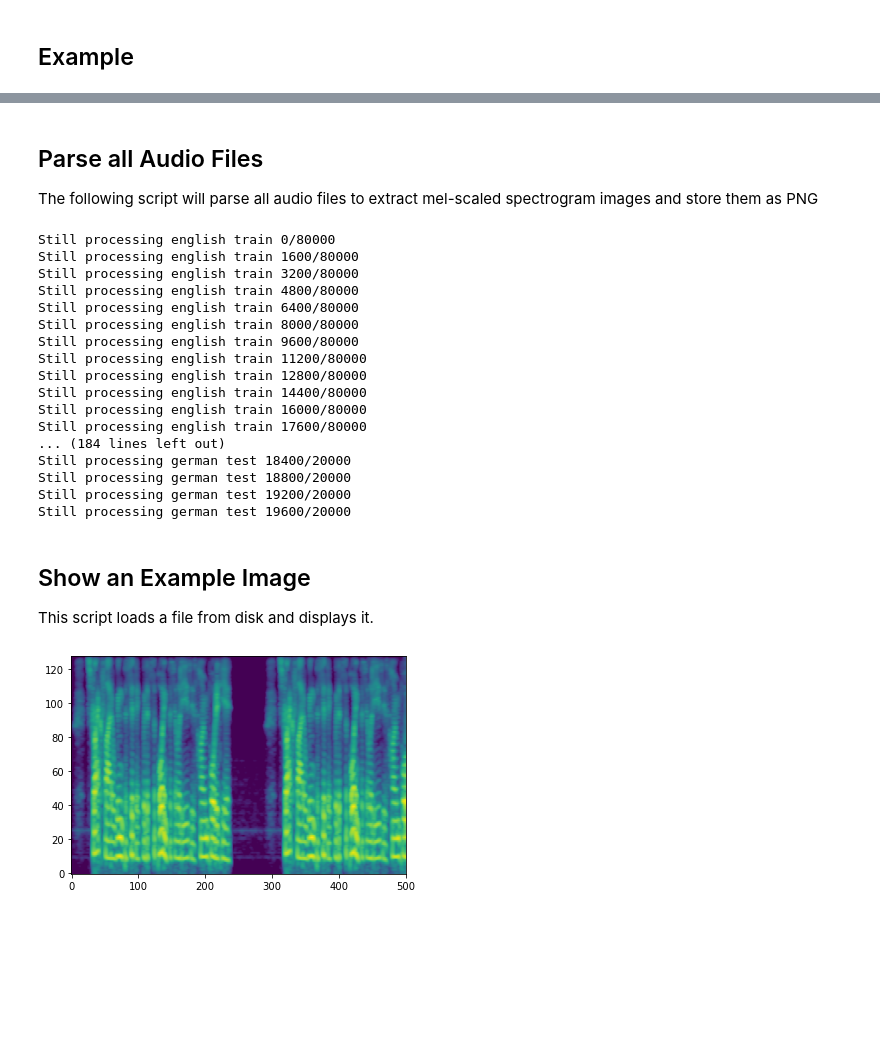
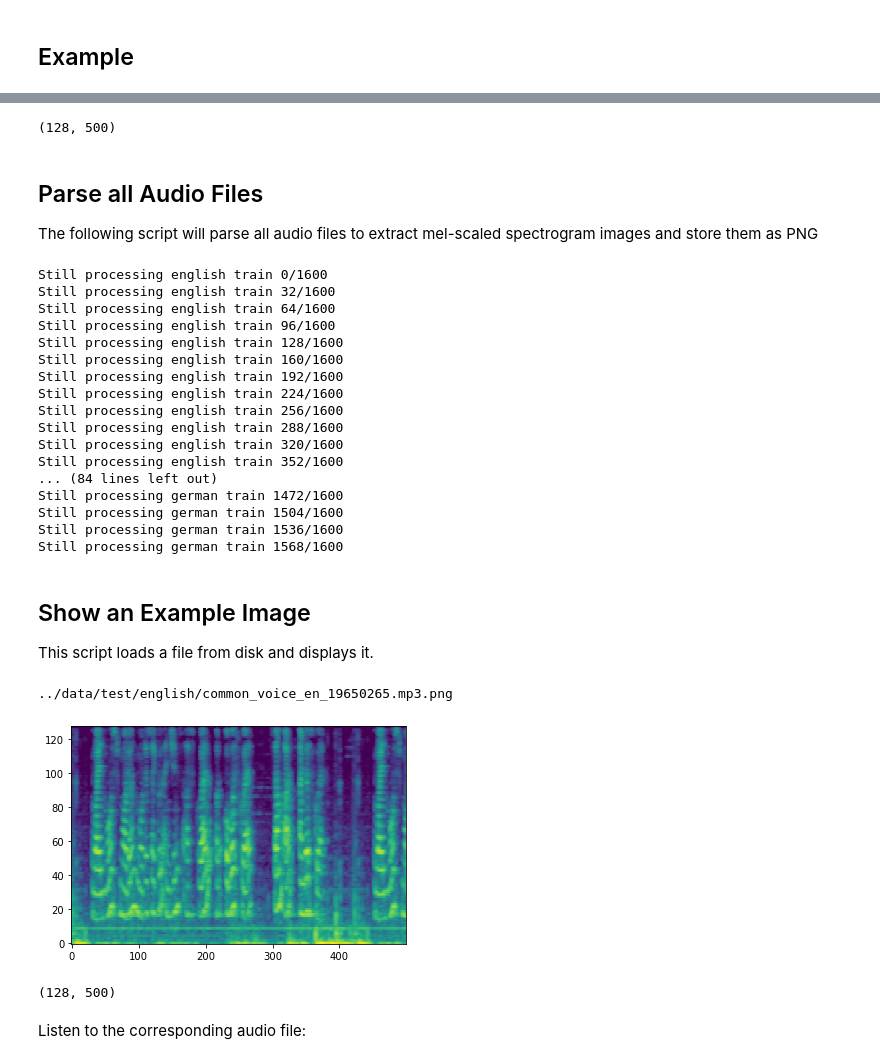
Before and after one commit to fraunhofer-iais/language-recognition, a Jupyter notebook: src/2_data-preprocessing.ipynb, the cells around one changed output, grey strips where cells are left out. Drawn from its saved outputs; the diff is of its cells as text; code cells hidden in the pictures; blank space fills up the shorter version.

```diff
--- a/src/2_data-preprocessing.ipynb
+++ b/src/2_data-preprocessing.ipynb
@@ -129,3 +133,7 @@ plt.show()
+# %%
+spectro.shape
+# %% [output]
+(128, 500)
 # %% [markdown]
 ## Parse all Audio Files
 
@@ -141,13 +152,6 @@ def audio_to_image_file(audio_file):
 # %%
-import warnings
-warnings.simplefilter('ignore', UserWarning)
-
-error_collector = {}
-
 for lang in languages:
     for category in categories:
-        error_collector[lang + '.' + category] = 0
-
         all_audio_files = audio_files[lang + '.' + category]
 
         num_files = len(all_audio_files)
@@ -157,34 +161,42 @@ for lang in languages:
                 print('Still processing ' + lang + ' ' + category + ' ' + str(i) + '/' + str(num_files))
             audio_to_image_file(all_audio_files[i])
 # %% [output]
-Still processing english train 0/80000
-Still processing english train 1600/80000
-Still processing english train 3200/80000
-Still processing english train 4800/80000
-Still processing english train 6400/80000
-Still processing english train 8000/80000
-Still processing english train 9600/80000
-Still processing english train 11200/80000
-Still processing english train 12800/80000
-Still processing english train 14400/80000
-Still processing english train 16000/80000
-Still processing english train 17600/80000
-... (184 lines left out)
-Still processing german test 18400/20000
-Still processing german test 18800/20000
-Still processing german test 19200/20000
-Still processing german test 19600/20000
+Still processing english train 0/1600
+Still processing english train 32/1600
+Still processing english train 64/1600
+Still processing english train 96/1600
+Still processing english train 128/1600
+Still processing english train 160/1600
+Still processing english train 192/1600
+Still processing english train 224/1600
+Still processing english train 256/1600
+Still processing english train 288/1600
+Still processing english train 320/1600
+Still processing english train 352/1600
+... (84 lines left out)
+Still processing german train 1472/1600
+Still processing german train 1504/1600
+Still processing german train 1536/1600
+Still processing german train 1568/1600
 # %% [markdown]
 ## Show an Example Image
 
 This script loads a file from disk and displays it.
 # %%
-list_of_image_files = glob(dataset_root_path + train + '/' + eng + '/*.png')
+list_of_image_files = glob(dataset_root_path + test + '/' + eng + '/*.png')
 image_file_path = list_of_image_files[0]
+
+print(image_file_path)
 
 image = imageio.imread(image_file_path)
 
 plt.imshow(image, origin='lower', aspect='auto')
 plt.show()
+
+print(image.shape)
 # %% [output]
+../data/test/english/common_voice_en_19650265.mp3.png
-[figure, old version]
+[figure, new version]
+(128, 500)
+# %% [markdown]
+Listen to the corresponding audio file:
```
Also changed, not shown: parts of 11 cells of this notebook, 5 other files.
